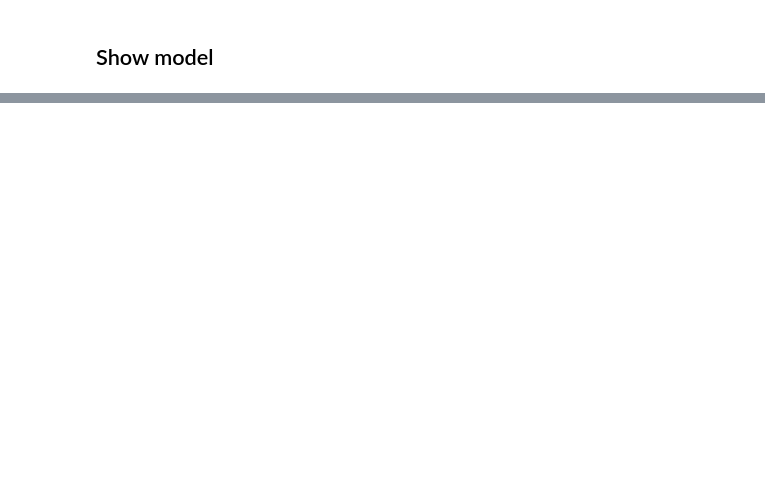
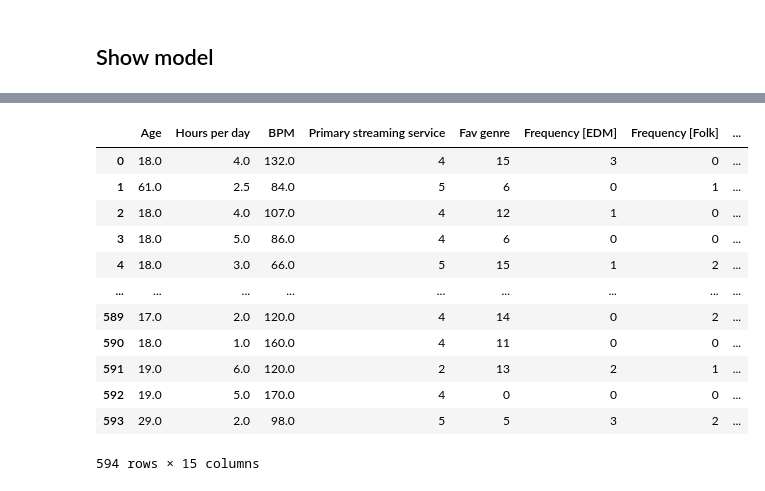
Before and after one commit to ElliceNels/B3EPIC, a Jupyter notebook: Random_Forest_Regression.ipynb, the cells around one changed output, grey strips where cells are left out. Drawn from its saved outputs; the diff is of its cells as text; code cells hidden in the pictures; blank space fills up the shorter version.

```diff
--- a/Random_Forest_Regression.ipynb
+++ b/Random_Forest_Regression.ipynb
@@ -153,0 +261,24 @@ print_results(grid_search)
+# %%
+# X = X.drop('Foreign languages', axis=1) #6
+# X = X.drop('Frequency [Gospel]', axis=1) #11
+# X = X.drop('Frequency [Classical]', axis=1) #7
+# X = X.drop('Frequency [Country]', axis=1) #8
+# X = X.drop('Frequency [Hip hop]', axis=1) #12
+# X = X.drop('Frequency [K pop]', axis=1) #14
+# X = X.drop('Music effects', axis=1) #23
+# X = X.drop('Frequency [R&B]', axis=1) #19
+X
+# %% [output]
+|  | Age | Hours per day | BPM | Primary streaming service | Fav genre | Frequency [EDM] | Frequency [Folk] | ... |
+| 0 | 18.0 | 4.0 | 132.0 | 4 | 15 | 3 | 0 | ... |
+| 1 | 61.0 | 2.5 | 84.0 | 5 | 6 | 0 | 1 | ... |
+| 2 | 18.0 | 4.0 | 107.0 | 4 | 12 | 1 | 0 | ... |
+| 3 | 18.0 | 5.0 | 86.0 | 4 | 6 | 0 | 0 | ... |
+| 4 | 18.0 | 3.0 | 66.0 | 5 | 15 | 1 | 2 | ... |
+| ... | ... | ... | ... | ... | ... | ... | ... | ... |
+| 589 | 17.0 | 2.0 | 120.0 | 4 | 14 | 0 | 2 | ... |
+| 590 | 18.0 | 1.0 | 160.0 | 4 | 11 | 0 | 0 | ... |
+| 591 | 19.0 | 6.0 | 120.0 | 2 | 13 | 2 | 1 | ... |
+| 592 | 19.0 | 5.0 | 170.0 | 4 | 0 | 0 | 0 | ... |
+| 593 | 29.0 | 2.0 | 98.0 | 5 | 5 | 3 | 2 | ... |
+594 rows × 15 columns
```
Also changed, not shown: parts of 29 cells of this notebook, 1 other file.
